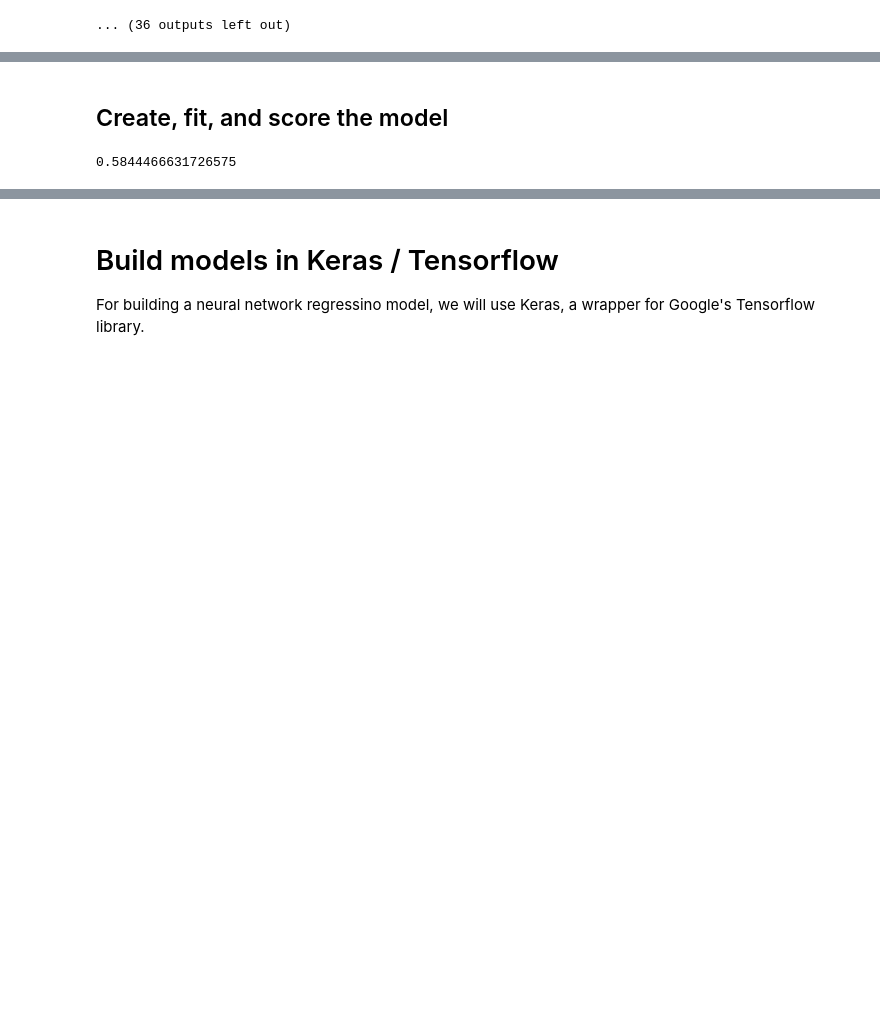
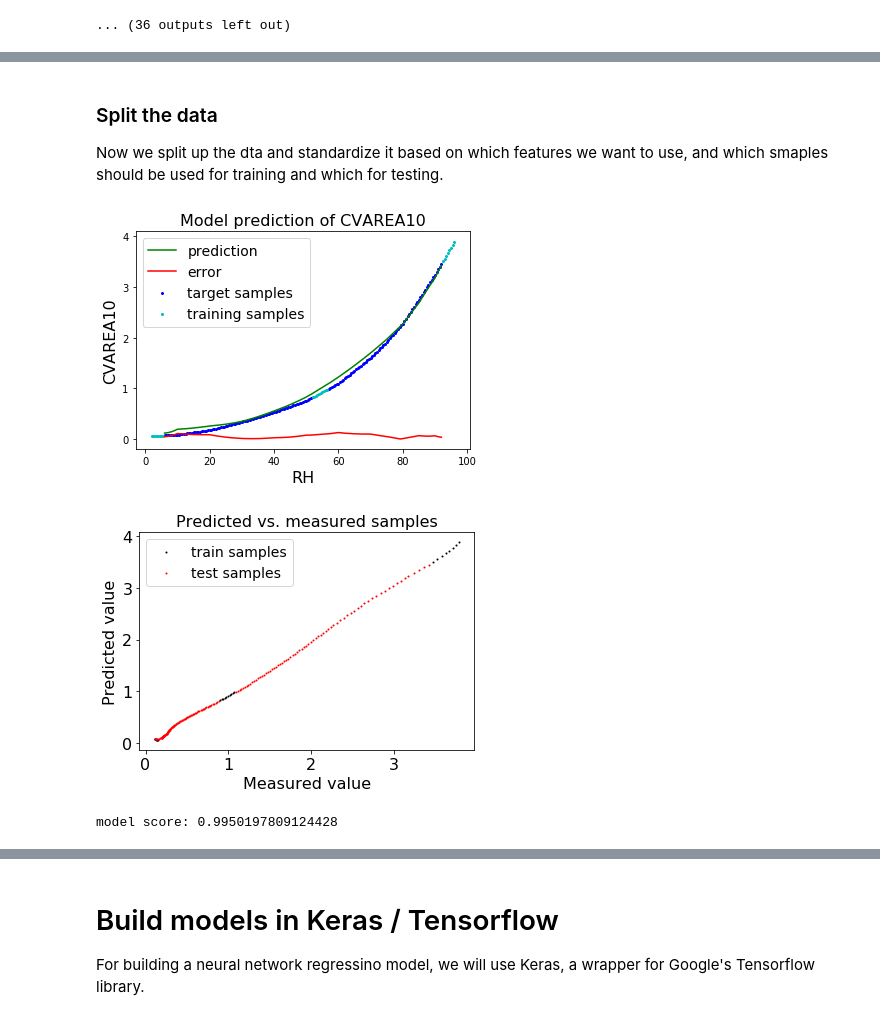
Before and after one commit to ericmuckley/code, a Jupyter notebook: pedotpss_multimode.ipynb, the cells around one changed output, grey strips where cells are left out. Saved outputs shown, nothing was run; the diff lists cells and outputs as text; code cells hidden in the pictures; blank space fills up the shorter version.

```diff
--- a/pedotpss_multimode.ipynb
+++ b/pedotpss_multimode.ipynb
@@ -295,6 +329,8 @@ serialization library.
 # %%
 # import the saved data file with cleaned data
 # here we will use cd for 'clean data'
+clean_data_filename = 'pp_multimode.pkl'
+
 with open(clean_data_filename, 'rb') as handle:
     cd = pickle.load(handle)
 
@@ -438,18 +509,36 @@ tar_test: shape=(81, 8), columns=['cvarea10', 'cvarea50', 'cvarea100', 'cvarea30
-# %% [markdown]
-## Create, fit, and score the model
-# %%
-from sklearn.ensemble import RandomForestRegressor
-from sklearn.multioutput import MultiOutputRegressor
-from sklearn.svm import SVR
-
-svr = SVR(kernel='rbf')
-
-#reg = RandomForestRegressor(max_depth=20, random_state=0,
-#                             n_estimators=100)
-
-reg = MultiOutputRegressor(svr)
-
-reg.fit(inp_train, tar_train)
-reg.score(inp_test, tar_test)
-# %% [output]
-0.5844466631726575
+# %% [markdown]
+### Split the data
+
+Now we split up the dta and standardize it based on which features
+we want to use, and which smaples should be used for training and
+which for testing.
+# %%
+drop_features = ['df1', 'dd1', 'df7', 'dd7', 'df11',
+                 'dd11', 'dmu1', 'deta1', 'dmu7', 'deta7']
+
+# set conditions for keeping samples in training set and get the row indices
+train_samples = np.where(np.logical_or(
+    np.less(cd['scalars']['rh'], 6),
+    np.greater(cd['scalars']['rh'], 92)))
+train_samples = np.append(train_samples, np.arange(10)+100)
+
+# split into 4 datasets
+ds = format_for_ml(df=cd['scalars'],
+                   target_feature='cvarea10',
+                   train_samples=train_samples,
+                   drop_features=drop_features)
+
+from sklearn.ensemble import RandomForestRegressor
+from sklearn.svm import SVR
+
+regression = RandomForestRegressor(max_depth=20, random_state=0, n_estimators=100)
+regression = SVR(kernel='rbf', gamma=.01, C=4)
+
+
+model_results = deploy_model(regression=regression, dataset=ds,
+                             ind_var_name='rh')
+print('model score: %s' %model_results['model_score'])
+# %% [output]
+[figure, added]
+[figure, added]
+model score: 0.9950197809124428
```
Also changed, not shown: parts of 23 cells of this notebook.
